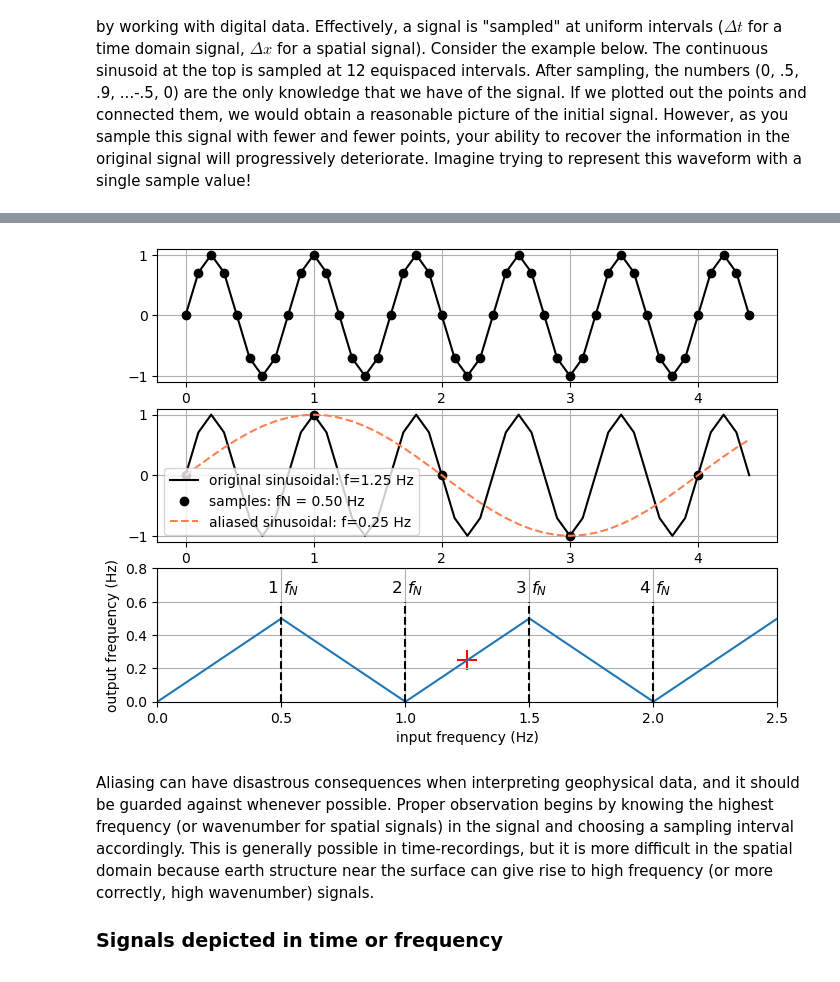
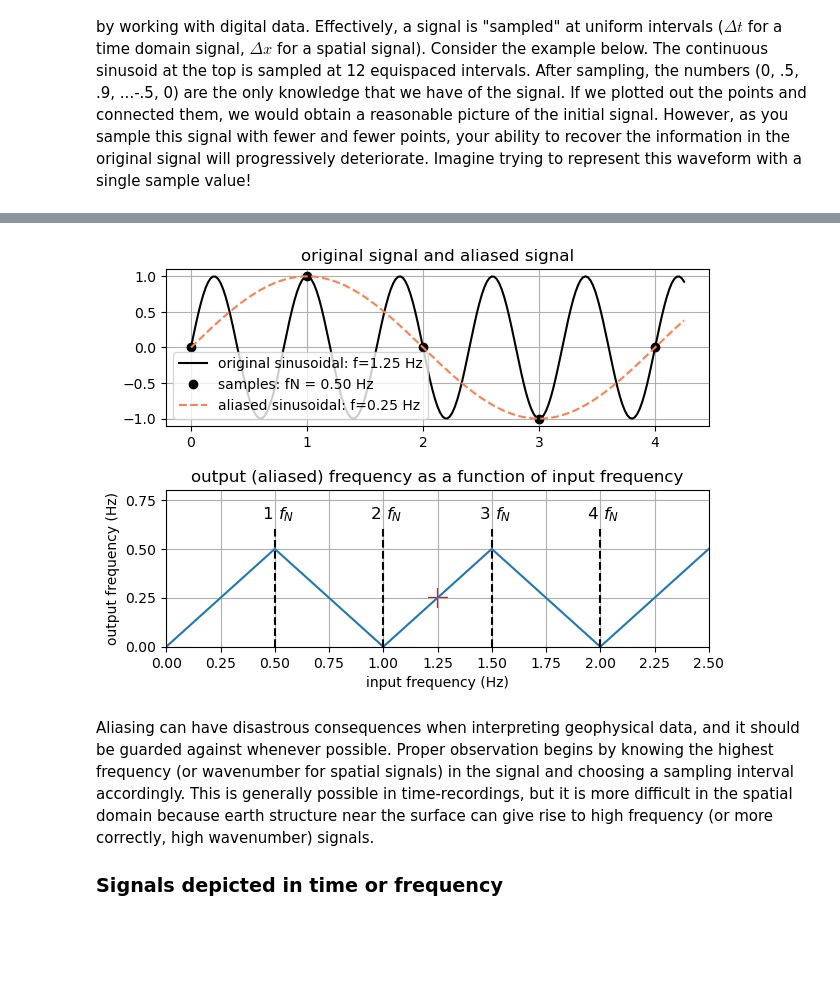
Before and after one commit to globalseismology/avni-courses.solid-earth-fundamentals, a Jupyter notebook: Field_Trip_2_Geophysics/Field_Geophysics.ipynb, the cells around one changed output, grey strips where cells are left out. Cells and saved outputs as stored; diff of their text form; code cells hidden in the pictures; blank space fills up the shorter version.

```diff
--- a/Field_Trip_2_Geophysics/Field_Geophysics.ipynb
+++ b/Field_Trip_2_Geophysics/Field_Geophysics.ipynb
@@ -173,48 +233,76 @@ where $\Delta t$ is the sampling interval. If the frequency of a signal in your
 # %%
+import numpy as np
+import matplotlib.pyplot as plt
+
+def aliasing(f_input, f_Nyquist):
+    '''
+    Determine aliased frequency and the sign of the aliased signal
+
+    Input Parameters:
+    ----------------
+
+    f_input:       original frequency
+    f_Nyquist:     Nyquist frequency of the samples
+
+    Return:
+    ------
+
+    f_output:      aliased frequency
+    sign:          sign of the aliased signal
+
+    '''
+    f_aliased = np.abs(np.mod(f_original + f_Nyquist, 2*f_Nyquist) - f_Nyquist)
+    sign = np.sign(np.mod(f_original + f_Nyquist, 2*f_Nyquist) - f_Nyquist)
+    return f_aliased, sign
+
 # time
-t = np.arange(0, 45) / 10
+t = np.linspace(0,4.25,201)
 
+# original sinusoidal
 f_original = 1.25       # Hz
-f_aliased  = 0.25       # Hz
-# original sinusoidal
 x = np.sin(2*np.pi*f_original * t)
+
+# Nyquist frequency of the samples
+fN = 0.5                # Hz
+# sample points
+t_sample = np.arange(0,4.25, 1/(2*fN))
+x_sample = np.sin(2*np.pi*f_original * t_sample)
+
 # aliased sinusoidal
-xa = np.sin(2*np.pi*f_aliased * t)
-
-# define the Nyquist frequency
-dt = 1
-fN = 1/(2*dt)
+f_aliased, sign = aliasing(f_original, fN)
+xa = sign * np.sin(2*np.pi*f_aliased * t)
 
 # input freq
 f_input = np.arange(0,2.6,0.1)
 f_output = np.abs(np.mod(f_input + fN, 2*fN) - fN)
 
-plt.figure(figsize=[8,6], dpi=100)
-plt.subplot(3,1,1)
-plt.plot(t,x,'-o',color='k')
-plt.grid()
-
-plt.subplot(3,1,2)
+fig = plt.figure(figsize=[7,5], dpi=100)
+gs = fig.add_gridspec(7,1)
+plt.subplot(gs[0:3, :])
 plt.plot(t,x,'-',color='k',label='original sinusoidal: f=%.2f Hz' % f_original)
-plt.plot(t[np.arange(0,45,10)],x[np.arange(0,45,10)],'o',color='k',label='samples: fN = %.2f Hz' % fN)
+plt.plot(t_sample,x_sample,'o',color='k',label='samples: fN = %.2f Hz' % fN)
 plt.plot(t,xa,'--',color='coral',label='aliased sinusoidal: f=%.2f Hz' % f_aliased)
 plt.legend()
 plt.grid()
+plt.title('original signal and aliased signal')
 
-plt.subplot(3,1,3)
+plt.subplot(gs[4:, :])
 plt.plot(f_input,f_output)
 plt.vlines(fN*np.arange(1,5),0,0.6,linestyles='dashed',color='black')
 plt.scatter(f_original,f_aliased,marker='+',s=200,color='r')
 for ii in range(1,5):
     plt.text(fN*ii-0.06,0.65,"$%d\ f_N$" % ii,fontsize=12)
 plt.xlabel('input frequency (Hz)')
 plt.ylabel('output frequency (Hz)')
 plt.xlim(0,2.5)
 plt.ylim(0,0.8)
+plt.xticks(np.arange(0,2.6,0.25))
+plt.yticks(np.arange(0,0.8,0.25))
 plt.grid()
+plt.title('output (aliased) frequency as a function of input frequency')
 plt.show()
 # %% [output]
-[figure, old version]
+[figure, new version]
 # %% [markdown]
 Aliasing can have disastrous consequences when interpreting geophysical data, and it should be guarded against whenever possible. Proper observation begins by knowing the highest frequency (or wavenumber for spatial signals) in the signal and choosing a sampling interval accordingly. This is generally possible in time-recordings, but it is more difficult in the spatial domain because earth structure near the surface can give rise to high frequency (or more correctly, high wavenumber) signals.
 
```
Also changed, not shown: parts of 13 cells of this notebook, 1 other file.
